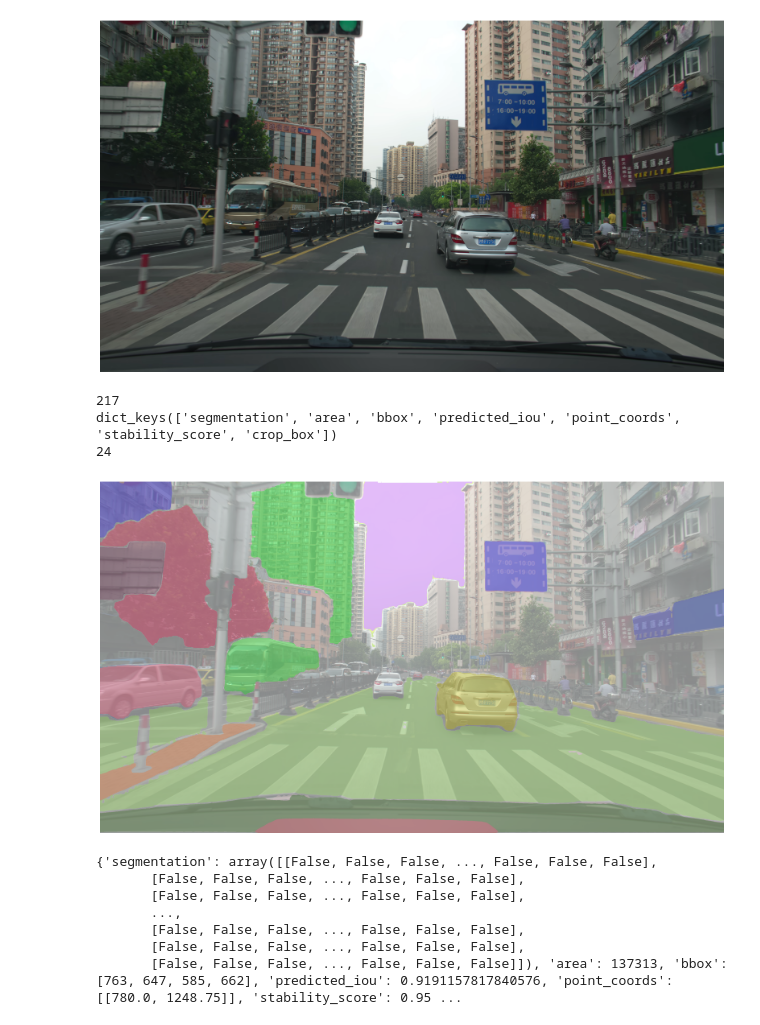
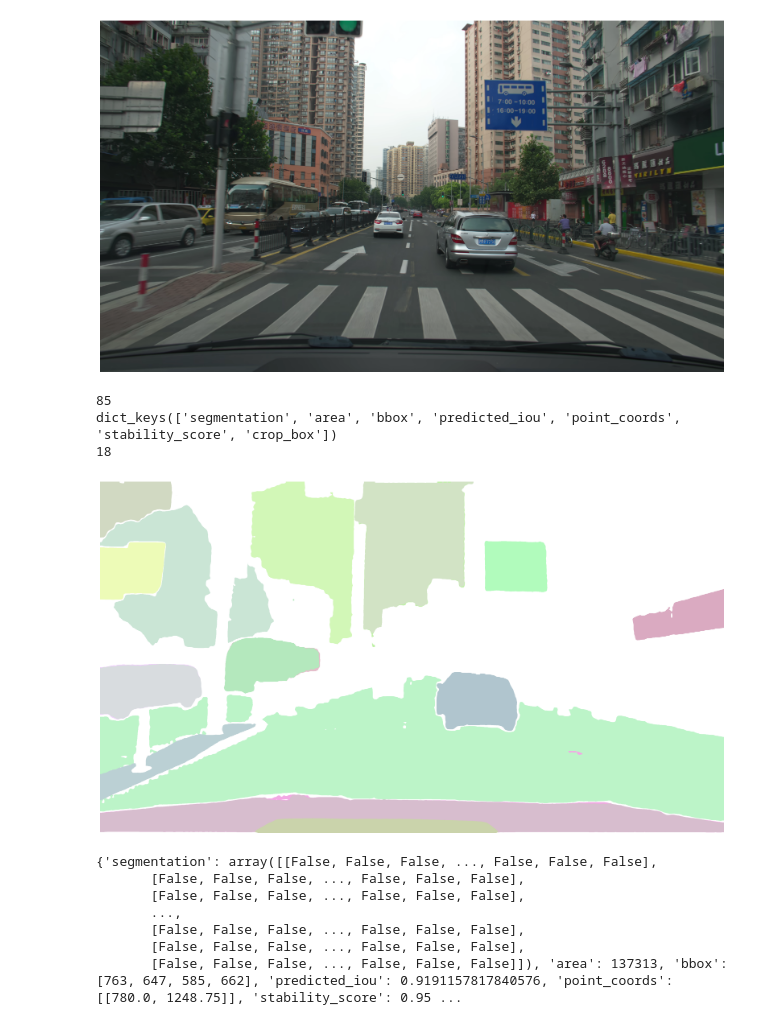
Before and after one commit to wei-che34/CV2024_Final_Project, a Jupyter notebook: sam/test.ipynb, the cells around one changed output. Drawn from its saved outputs; the diff is of its cells as text; code cells hidden in the pictures.

```diff
--- a/sam/test.ipynb
+++ b/sam/test.ipynb
@@ -39,7 +39,7 @@ device = "cuda" if torch.cuda.is_available() else "cpu"
 sam = sam_model_registry[model_type](checkpoint=sam_checkpoint)
 sam.to(device=device)
 
-mask_generator = SamAutomaticMaskGenerator(sam, points_per_side=32, box_nms_thresh = 0.9)
+mask_generator = SamAutomaticMaskGenerator(sam, points_per_side=32, box_nms_thresh = 0.7)
 # %%
 masks = mask_generator.generate(image)
 # %%
@@ -49,17 +49,17 @@ print(masks[0].keys())
 masks = [mask for mask in masks if mask['area'] > 100000]
 print(len(masks))
 # %% [output]
-217
+85
 dict_keys(['segmentation', 'area', 'bbox', 'predicted_iou', 'point_coords', 'stability_score', 'crop_box'])
-24
+18
 # %%
 plt.figure(figsize=(20,20))
-plt.imshow(image, alpha=0.5)
+plt.imshow(image, alpha=0)
 show_anns(masks)
 plt.axis('off')
 plt.show()
 # %% [output]
-[figure, old version]
+[figure, new version]
 # %%
 item_num = 23 #item_num為辨別出來之物體的編號（0=<item_num<(len(mask)))
 print(masks[item_num])
```
Also changed, not shown: 1 other file.
